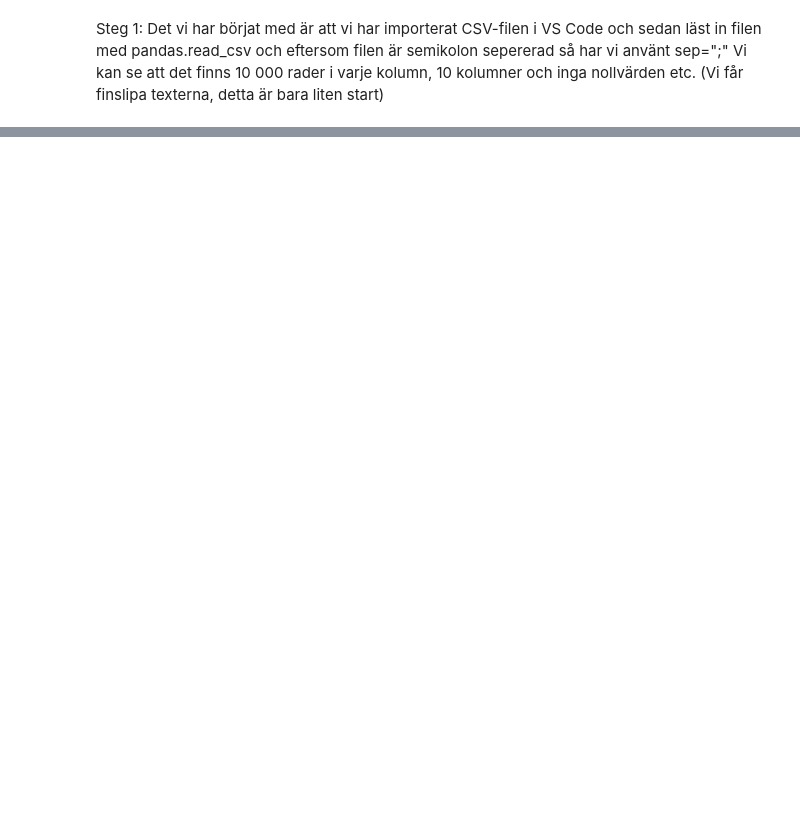
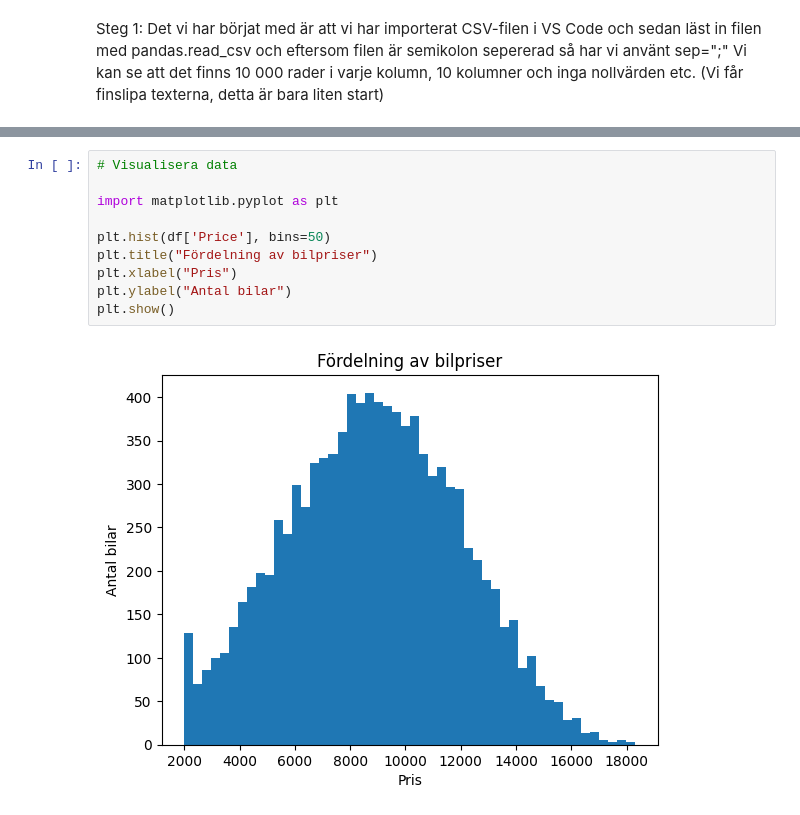
Before and after one commit to Pixelatrix/MachineLearning, a Jupyter notebook: Lillia/Lillia.ipynb, the cells around one changed output, grey strips where cells are left out. Cells and saved outputs as stored; diff of their text form; blank space fills up the shorter version.

```diff
--- a/Lillia/Lillia.ipynb
+++ b/Lillia/Lillia.ipynb
@@ -27,0 +100,12 @@ None
+# %%
+# Visualisera data
+
+import matplotlib.pyplot as plt
+
+plt.hist(df['Price'], bins=50)
+plt.title("Fördelning av bilpriser")
+plt.xlabel("Pris")
+plt.ylabel("Antal bilar")
+plt.show()
+# %% [output]
+[figure, added]
```
Also changed, not shown: parts of 15 cells of this notebook.
